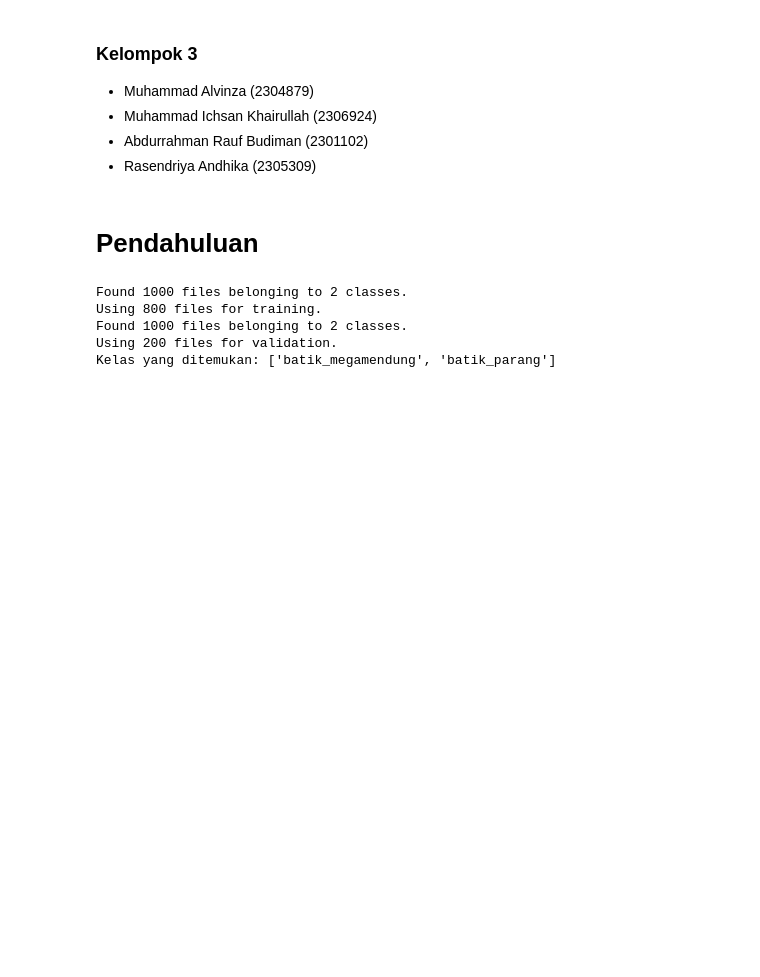
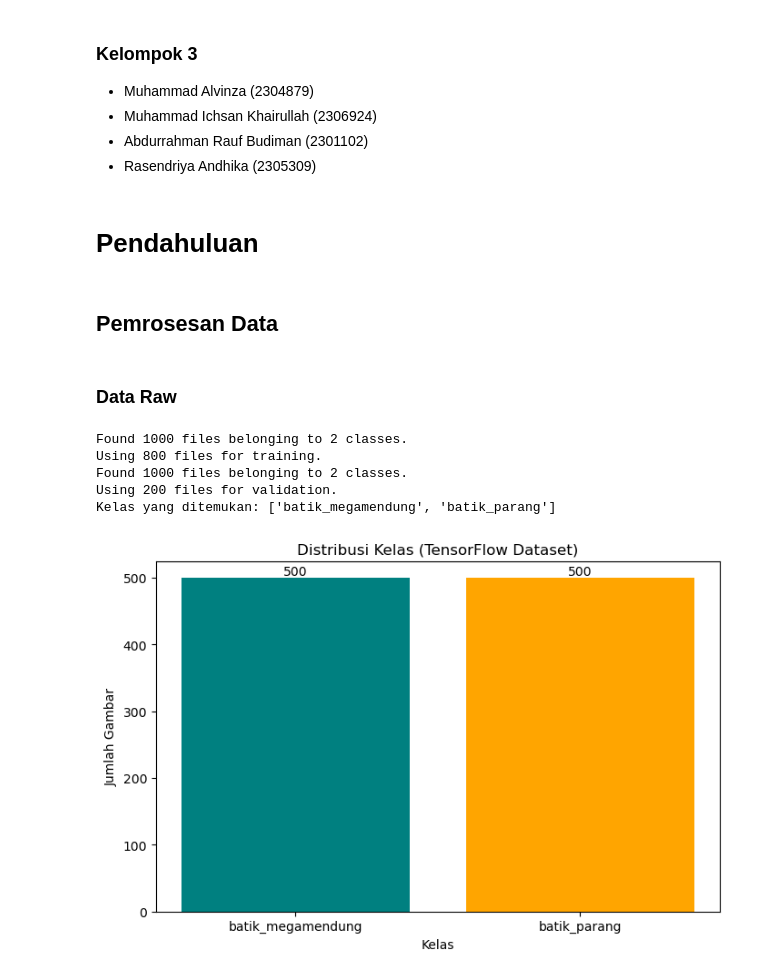
Before and after one commit to iDesxtop/Kelompok_3_Tugas_4_CNN, a Jupyter notebook: CNN.ipynb, the cells around one changed output. Cells and saved outputs as stored; diff of their text form; code cells hidden in the pictures; blank space fills up the shorter version.

```diff
--- a/CNN.ipynb
+++ b/CNN.ipynb
@@ -15,15 +17,19 @@ import tensorflow as tf
 import os
+# %% [markdown]
+## Pemrosesan Data
+# %% [markdown]
+### Data Raw
 # %%
 # Tentukan lokasi dataset kamu
 data_dir = 'Dataset/USED_DATASETS' # Ganti dengan path folder aslimu
 
 # Parameter Gambar
 batch_size = 32       # Jumlah gambar yang diproses sekaligus
-img_height = 180      # Tinggi gambar (pixel)
-img_width = 180       # Lebar gambar (pixel)
+img_height = 224      # Tinggi gambar (pixel)
+img_width = 224       # Lebar gambar (pixel)
 
 # Memuat data untuk Training (80% data)
-train_ds = tf.keras.utils.image_dataset_from_directory(
+raw_train_ds = tf.keras.utils.image_dataset_from_directory(
     data_dir,
     validation_split=0.2,   # Mengambil 20% data untuk validasi
     subset="training",
@@ -32,7 +38,7 @@ train_ds = tf.keras.utils.image_dataset_from_directory(
     batch_size=batch_size)
 
 # Memuat data untuk Validasi (20% data)
-val_ds = tf.keras.utils.image_dataset_from_directory(
+raw_val_ds = tf.keras.utils.image_dataset_from_directory(
     data_dir,
     validation_split=0.2,
     subset="validation",
@@ -41,7 +47,7 @@ val_ds = tf.keras.utils.image_dataset_from_directory(
     batch_size=batch_size)
 
 # Cek nama kelas yang ditemukan
-class_names = train_ds.class_names
+class_names = raw_train_ds.class_names
 print("Kelas yang ditemukan:", class_names)
 # %% [output]
 Found 1000 files belonging to 2 classes.
@@ -49,5 +55,47 @@ Using 800 files for training.
 Found 1000 files belonging to 2 classes.
 Using 200 files for validation.
 Kelas yang ditemukan: ['batik_megamendung', 'batik_parang']
+# %%
+import matplotlib.pyplot as plt
+import numpy as np
+
+# ambil nama kelas dari dataset
+class_names = raw_train_ds.class_names
+counts = {}
+
+# Inisialisasi counter
+for name in class_names:
+    counts[name] = 0
+
+# mengambil data dari dataset train
+for images, labels in raw_train_ds.unbatch():
+    label_index = labels.numpy()
+    class_name = class_names[label_index]
+    counts[class_name] += 1
+
+# mengambil data dari dataset validasi
+for images, labels in raw_val_ds.unbatch():
+    label_index = labels.numpy()
+    class_name = class_names[label_index]
+    counts[class_name] += 1
+
+# Persiapan data untuk plot
+names = list(counts.keys())
+values = list(counts.values())
+
+# Tampilkan Plot
+plt.figure(figsize=(8, 5))
+bars = plt.bar(names, values, color=['teal', 'orange'])
+
+for bar in bars:
+    yval = bar.get_height()
+    plt.text(bar.get_x() + bar.get_width()/2, yval + 0.1, int(yval), ha='center', va='bottom')
+
+plt.title('Distribusi Kelas (TensorFlow Dataset)')
+plt.xlabel('Kelas')
+plt.ylabel('Jumlah Gambar')
+plt.show()
+# %% [output]
+[figure, added]
 # %%
 plt.figure(figsize=(10, 10))
```
Also changed, not shown: parts of 9 cells of this notebook.
